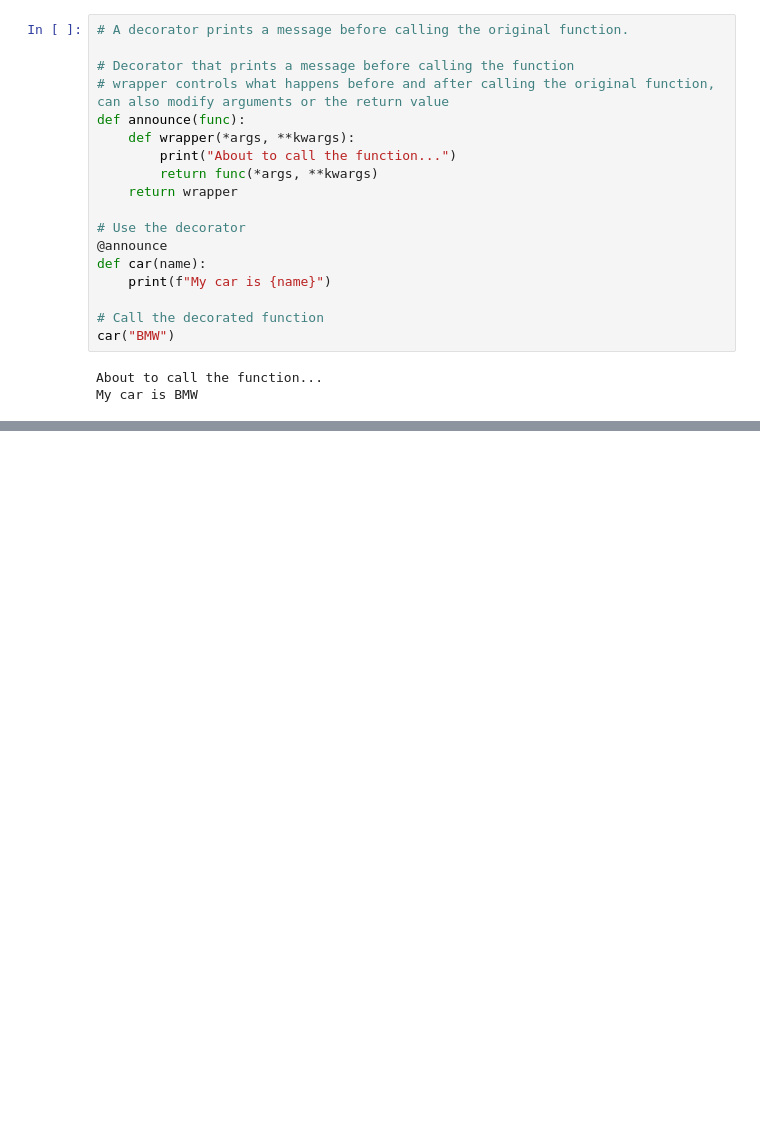
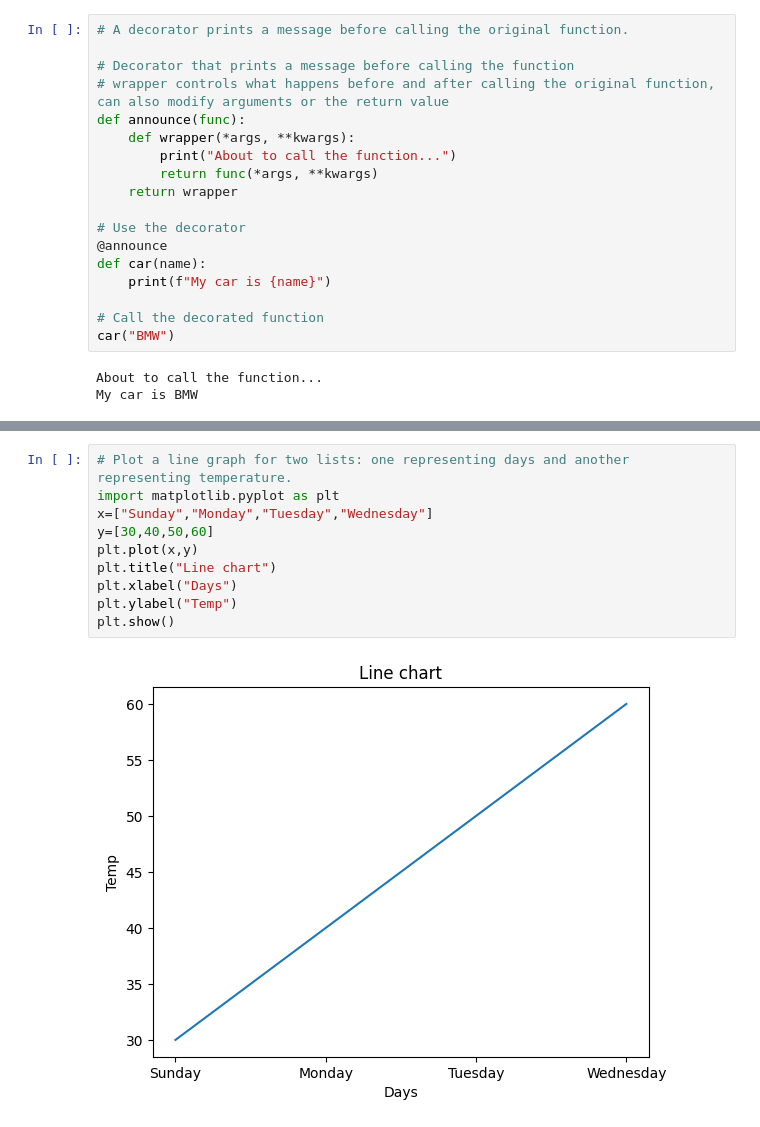
Before and after one commit to BinalPatel29/Exercise-with-python, a Jupyter notebook: Questions/begginer.ipynb, the cells around one changed output, grey strips where cells are left out. Cells and saved outputs as stored; diff of their text form; blank space fills up the shorter version.

```diff
--- a/Questions/begginer.ipynb
+++ b/Questions/begginer.ipynb
@@ -270,0 +332,12 @@ My car is BMW
+# %%
+# Plot a line graph for two lists: one representing days and another representing temperature.
+import matplotlib.pyplot as plt
+x=["Sunday","Monday","Tuesday","Wednesday"]
+y=[30,40,50,60]
+plt.plot(x,y)
+plt.title("Line chart")
+plt.xlabel("Days")
+plt.ylabel("Temp")
+plt.show()
+# %% [output]
+[figure, added]
```
Also changed, not shown: parts of 10 cells of this notebook, 4 other files.
